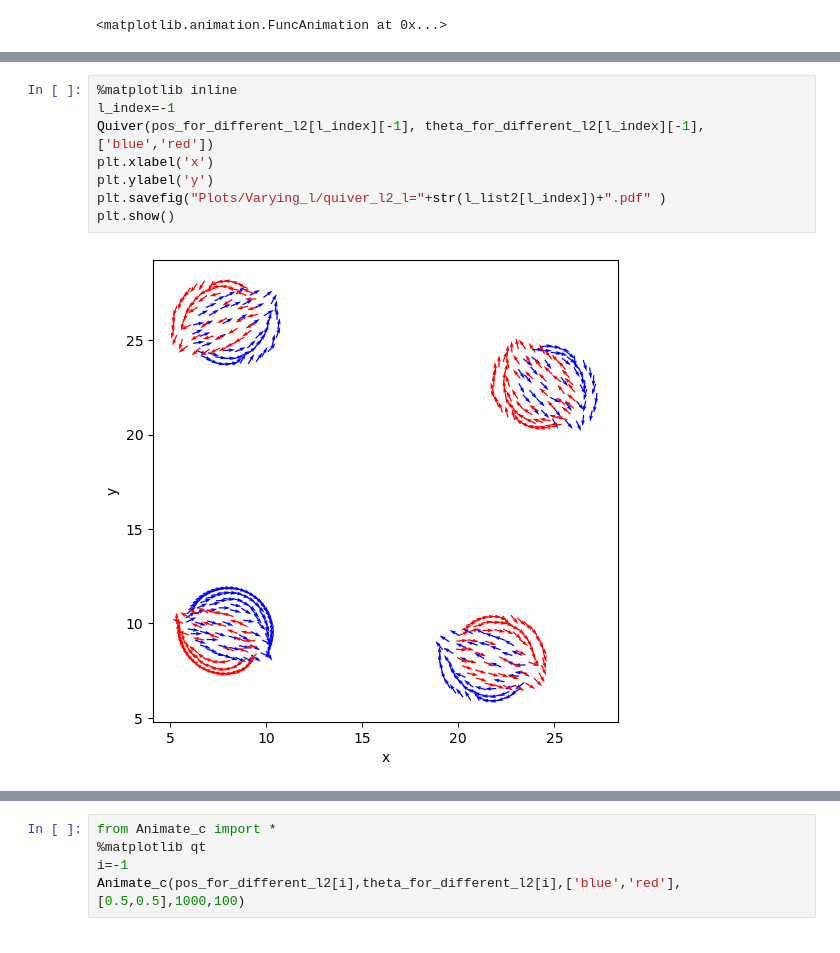
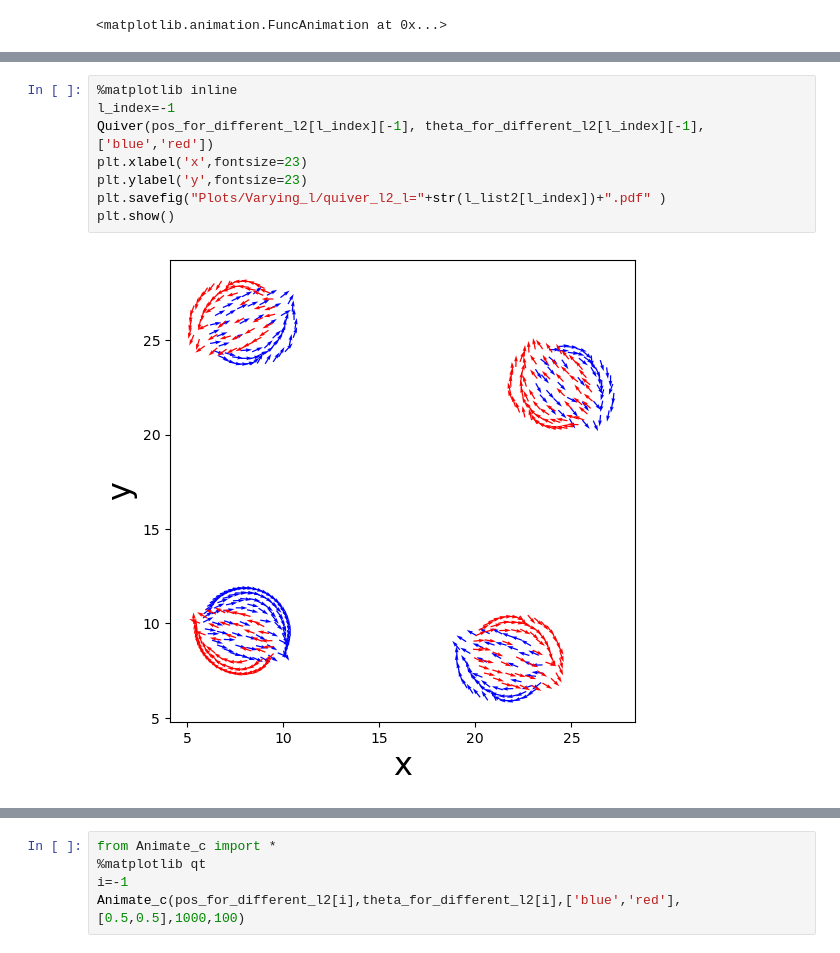
Before and after one commit to Ketofe/Vicsek_hooke_project, a Jupyter notebook: two_species_Vicsek_combined_with_hooke/Varying_l.ipynb, the cells around one changed output, grey strips where cells are left out. Cells and saved outputs as stored; diff of their text form.

```diff
--- a/two_species_Vicsek_combined_with_hooke/Varying_l.ipynb
+++ b/two_species_Vicsek_combined_with_hooke/Varying_l.ipynb
@@ -231,13 +230,13 @@ plt.show()
 # %%
 %matplotlib inline
 l_index=-1
 Quiver(pos_for_different_l2[l_index][-1], theta_for_different_l2[l_index][-1],['blue','red'])
-plt.xlabel('x')
-plt.ylabel('y')
+plt.xlabel('x',fontsize=23)
+plt.ylabel('y',fontsize=23)
 plt.savefig("Plots/Varying_l/quiver_l2_l="+str(l_list2[l_index])+".pdf" )
 plt.show()
 # %% [output]
-[figure, old version]
+[figure, new version]
 # %%
 %matplotlib inline
 l_index=-1
```
Also changed, not shown: parts of 6 cells of this notebook, 10 other files.
